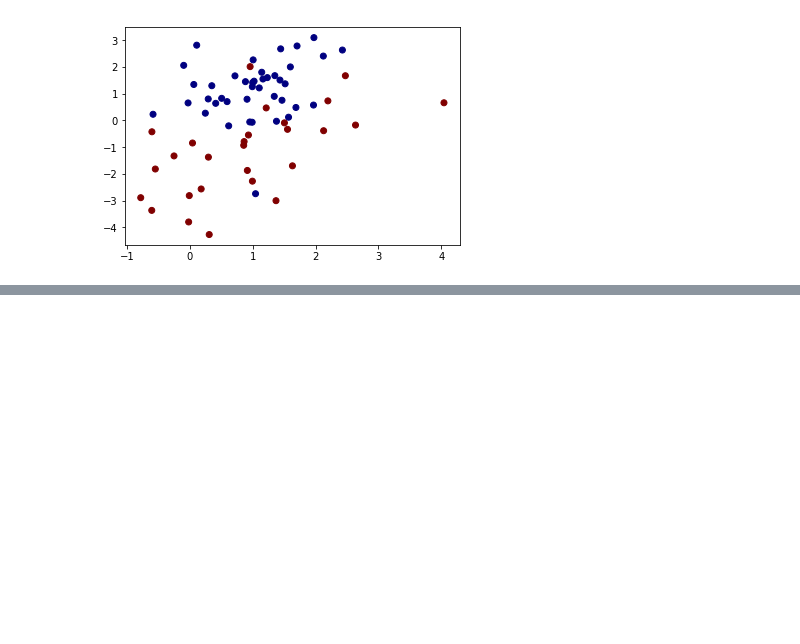
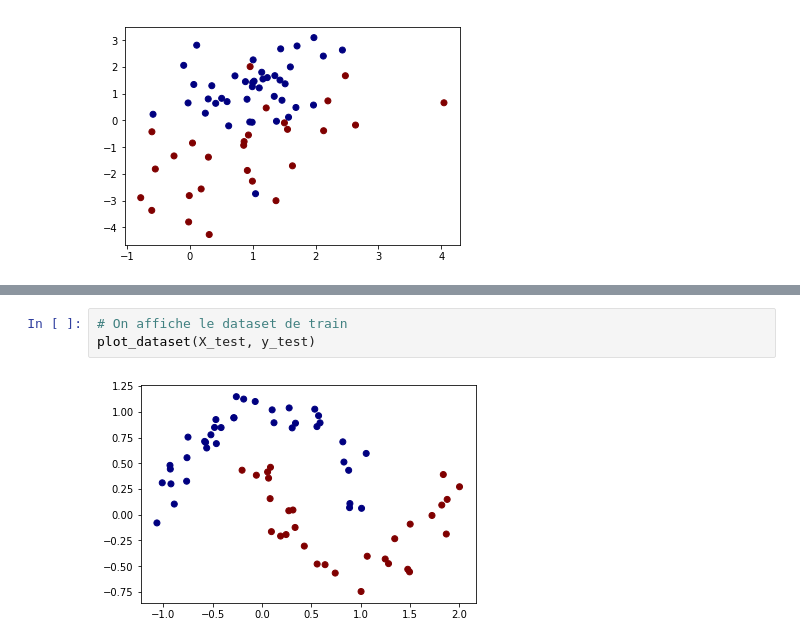
Before and after one commit to najah80/syntethic_2D, a Jupyter notebook: Synthetic_Dataset.ipynb, the cells around one changed output, grey strips where cells are left out. Cells and saved outputs as stored; diff of their text form; blank space fills up the shorter version.

```diff
--- a/Synthetic_Dataset.ipynb
+++ b/Synthetic_Dataset.ipynb
@@ -101,0 +124,5 @@ plot_dataset(X_test, y_test)
+# %%
+# On affiche le dataset de train
+plot_dataset(X_test, y_test)
+# %% [output]
+[figure, added]
```
Also changed, not shown: parts of 4 cells of this notebook.
